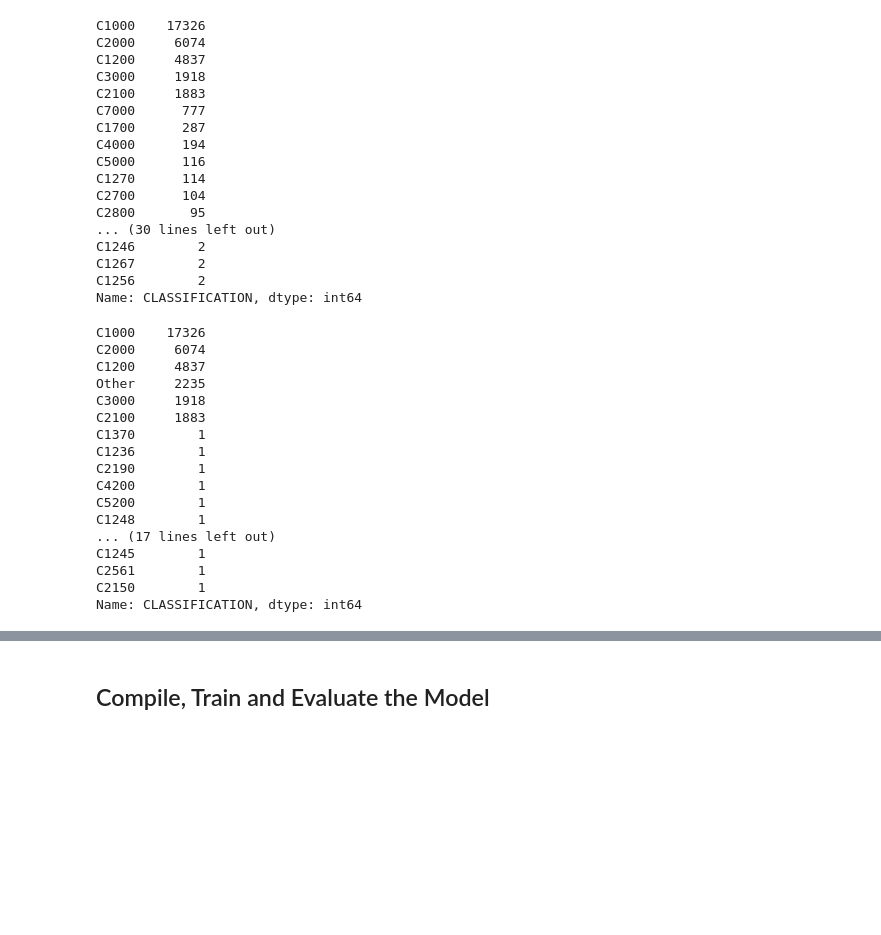
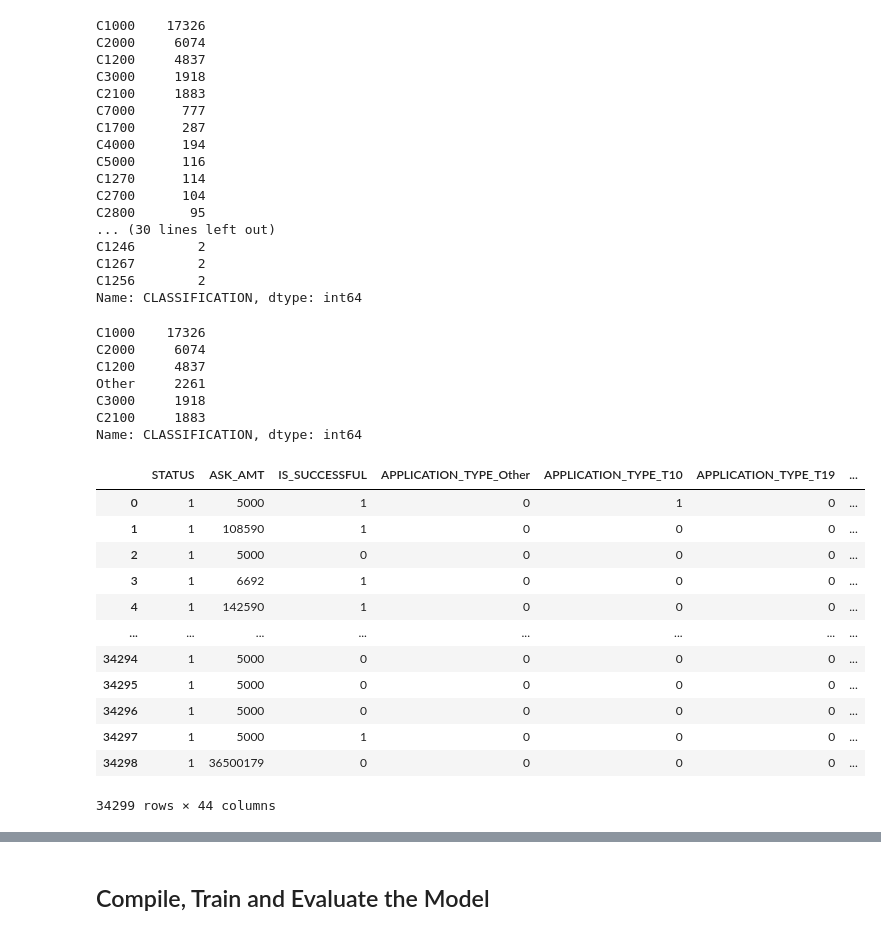
Before and after one commit to ernestosm23/deep-learning-challenge, a Jupyter notebook: deep-learning.ipynb, the cells around one changed output, grey strips where cells are left out. Saved outputs shown, nothing was run; the diff lists cells and outputs as text; code cells hidden in the pictures; blank space fills up the shorter version.

Commit message:
get_dummies

```diff
--- a/deep-learning.ipynb
+++ b/deep-learning.ipynb
@@ -125,9 +125,8 @@ Name: CLASSIFICATION, dtype: int64
 # Choose a cutoff value and create a list of classifications to be replaced
 # use the variable name `classifications_to_replace`
 
-# classifications_to_replace = classification_counts_1[classification_counts_1 < 1880].index.tolist()
-classifications_to_replace = ['C7000', 'C1700', 'C4000', 'C5000', 'C1270', 'C2700', 'C2800', 'C7100', 'C1300', 'C1280', 'C1230', 'C1400', 'C7200', 'C2300', 'C1240', 'C8000', 'C7120', 'C1500', 'C1800', 'C6000',
-                              'C1250', 'C8200', 'C1238', 'C1278', 'C1235', 'C1237', 'C7210', 'C2400', 'C1720', 'C4100', 'C1257', 'C1600', 'C1260', 'C2710', 'C0', 'C3200', 'C1234', 'C1246', 'C1267', 'C1256']
+classifications_to_replace = classification_counts[classification_counts < 1880].index.tolist()
+# classifications_to_replace = ['C7000', 'C1700', 'C4000', 'C5000', 'C1270', 'C2700', 'C2800', 'C7100', 'C1300', 'C1280', 'C1230', 'C1400', 'C7200', 'C2300', 'C1240', 'C8000', 'C7120', 'C1500', 'C1800', 'C6000','C1250', 'C8200', 'C1238', 'C1278', 'C1235', 'C1237', 'C7210', 'C2400', 'C1720', 'C4100', 'C1257', 'C1600', 'C1260', 'C2710', 'C0', 'C3200', 'C1234', 'C1246', 'C1267', 'C1256']
 
 # # # Replace in dataframe
 for cls in classifications_to_replace:
@@ -139,22 +138,26 @@ application_df['CLASSIFICATION'].value_counts()
 C1000    17326
 C2000     6074
 C1200     4837
-Other     2235
+Other     2261
 C3000     1918
 C2100     1883
-C1370        1
-C1236        1
-C2190        1
-C4200        1
-C5200        1
-C1248        1
-... (17 lines left out)
-C1245        1
-C2561        1
-C2150        1
 Name: CLASSIFICATION, dtype: int64
 # %%
 # Convert categorical data to numeric with `pd.get_dummies`
-#  YOUR CODE GOES HERE
+pd.get_dummies(application_df)
+# %% [output]
+|  | STATUS | ASK_AMT | IS_SUCCESSFUL | APPLICATION_TYPE_Other | APPLICATION_TYPE_T10 | APPLICATION_TYPE_T19 | ... |
+| 0 | 1 | 5000 | 1 | 0 | 1 | 0 | ... |
+| 1 | 1 | 108590 | 1 | 0 | 0 | 0 | ... |
+| 2 | 1 | 5000 | 0 | 0 | 0 | 0 | ... |
+| 3 | 1 | 6692 | 1 | 0 | 0 | 0 | ... |
+| 4 | 1 | 142590 | 1 | 0 | 0 | 0 | ... |
+| ... | ... | ... | ... | ... | ... | ... | ... |
+| 34294 | 1 | 5000 | 0 | 0 | 0 | 0 | ... |
+| 34295 | 1 | 5000 | 0 | 0 | 0 | 0 | ... |
+| 34296 | 1 | 5000 | 0 | 0 | 0 | 0 | ... |
+| 34297 | 1 | 5000 | 1 | 0 | 0 | 0 | ... |
+| 34298 | 1 | 36500179 | 0 | 0 | 0 | 0 | ... |
+34299 rows × 44 columns
 # %%
 # Split our preprocessed data into our features and target arrays
```
Also changed, not shown: parts of 2 cells of this notebook.
